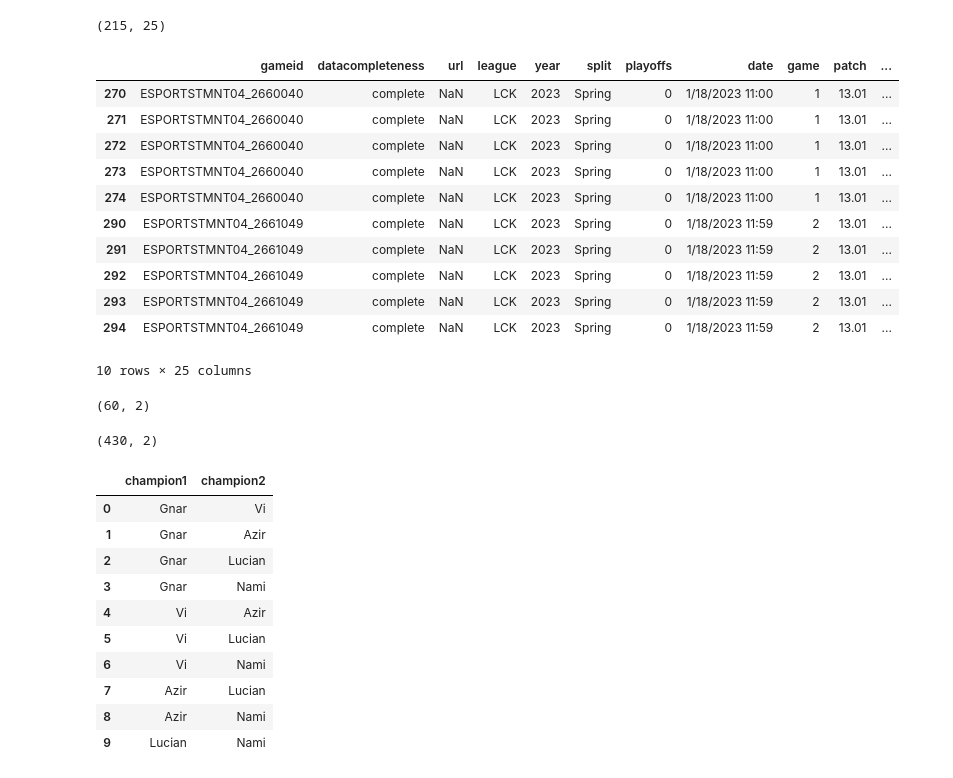
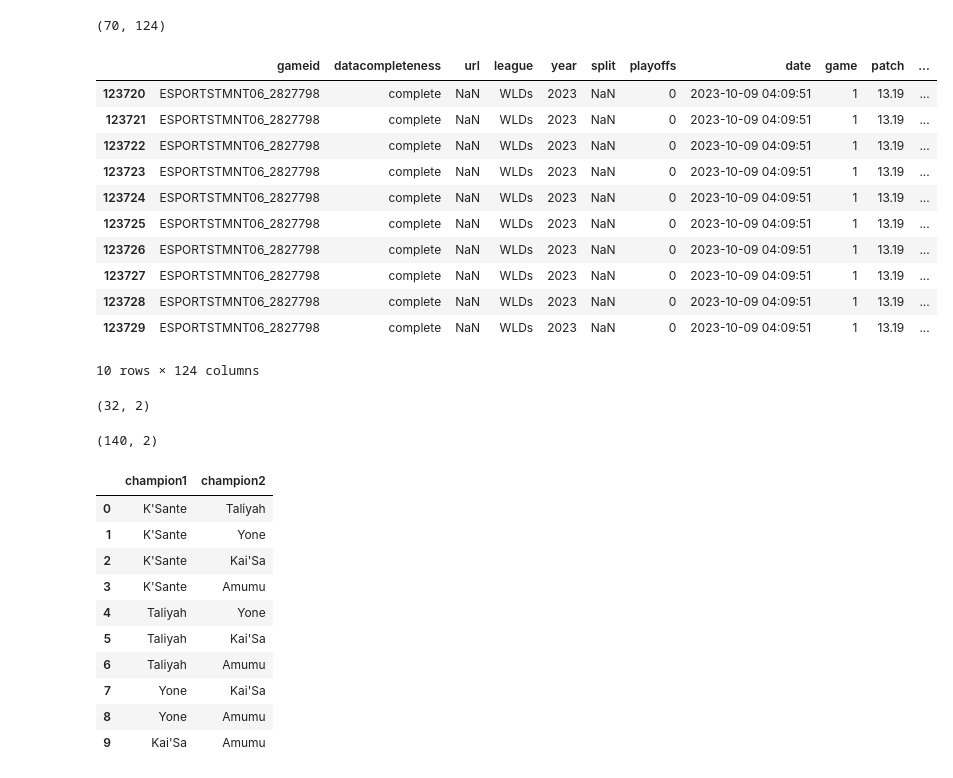
Before and after one commit to Tyler-Edwards-E/ProLoLChampionNetwork, a Jupyter notebook: LoLEsportsPicks.ipynb, the cells around one changed output. Drawn from its saved outputs; the diff is of its cells as text; code cells hidden in the pictures.

```diff
--- a/LoLEsportsPicks.ipynb
+++ b/LoLEsportsPicks.ipynb
@@ -14,35 +14,39 @@ import pandas as pd
 import os
 # %%
 # Data is from Oracle's Exlixir Google drive.
-file = "loltrim.csv"
+file = "2023_LoL_esports_match_data_from_OraclesElixir.csv"
 df = pd.read_csv(file)
 
 # *** Change "scope" to the league, team, or patch you want to filter the data for, and uncomment the appropriate filter below.
 # Commenting out
 scope = 'T1' # Region/Team/patch/etc.
 
-# df = df[df['league'] == scope]
-df = df[df['teamname'] == scope]
-# df = df[df['patch'] == scope]
+df = df[df['league'] == "WLDs"]
+# df = df[df['teamname'] == scope]
+df = df[df['patch'] == 13.19] # Excluding anything before play-ins
+
+# Removing the aggregated team rows
+teamrows = df["position"] == "team"
+df = df.drop(df[teamrows].index)
 
 # Creating an ID for each game + which team they were on that game
 df["gameside"] = df["gameid"] + "|" + df["side"]
 print(df.shape)
 df.head(10)
 # %% [output]
-(215, 25)
+(70, 124)
 |  | gameid | datacompleteness | url | league | year | split | playoffs | date | game | patch | ... |
-| 270 | ESPORTSTMNT04_2660040 | complete | NaN | LCK | 2023 | Spring | 0 | 1/18/2023 11:00 | 1 | 13.01 | ... |
-| 271 | ESPORTSTMNT04_2660040 | complete | NaN | LCK | 2023 | Spring | 0 | 1/18/2023 11:00 | 1 | 13.01 | ... |
-| 272 | ESPORTSTMNT04_2660040 | complete | NaN | LCK | 2023 | Spring | 0 | 1/18/2023 11:00 | 1 | 13.01 | ... |
-| 273 | ESPORTSTMNT04_2660040 | complete | NaN | LCK | 2023 | Spring | 0 | 1/18/2023 11:00 | 1 | 13.01 | ... |
-| 274 | ESPORTSTMNT04_2660040 | complete | NaN | LCK | 2023 | Spring | 0 | 1/18/2023 11:00 | 1 | 13.01 | ... |
-| 290 | ESPORTSTMNT04_2661049 | complete | NaN | LCK | 2023 | Spring | 0 | 1/18/2023 11:59 | 2 | 13.01 | ... |
-| 291 | ESPORTSTMNT04_2661049 | complete | NaN | LCK | 2023 | Spring | 0 | 1/18/2023 11:59 | 2 | 13.01 | ... |
-| 292 | ESPORTSTMNT04_2661049 | complete | NaN | LCK | 2023 | Spring | 0 | 1/18/2023 11:59 | 2 | 13.01 | ... |
-| 293 | ESPORTSTMNT04_2661049 | complete | NaN | LCK | 2023 | Spring | 0 | 1/18/2023 11:59 | 2 | 13.01 | ... |
-| 294 | ESPORTSTMNT04_2661049 | complete | NaN | LCK | 2023 | Spring | 0 | 1/18/2023 11:59 | 2 | 13.01 | ... |
+| 123720 | ESPORTSTMNT06_2827798 | complete | NaN | WLDs | 2023 | NaN | 0 | 2023-10-09 04:09:51 | 1 | 13.19 | ... |
+| 123721 | ESPORTSTMNT06_2827798 | complete | NaN | WLDs | 2023 | NaN | 0 | 2023-10-09 04:09:51 | 1 | 13.19 | ... |
+| 123722 | ESPORTSTMNT06_2827798 | complete | NaN | WLDs | 2023 | NaN | 0 | 2023-10-09 04:09:51 | 1 | 13.19 | ... |
+| 123723 | ESPORTSTMNT06_2827798 | complete | NaN | WLDs | 2023 | NaN | 0 | 2023-10-09 04:09:51 | 1 | 13.19 | ... |
+| 123724 | ESPORTSTMNT06_2827798 | complete | NaN | WLDs | 2023 | NaN | 0 | 2023-10-09 04:09:51 | 1 | 13.19 | ... |
+| 123725 | ESPORTSTMNT06_2827798 | complete | NaN | WLDs | 2023 | NaN | 0 | 2023-10-09 04:09:51 | 1 | 13.19 | ... |
+| 123726 | ESPORTSTMNT06_2827798 | complete | NaN | WLDs | 2023 | NaN | 0 | 2023-10-09 04:09:51 | 1 | 13.19 | ... |
+| 123727 | ESPORTSTMNT06_2827798 | complete | NaN | WLDs | 2023 | NaN | 0 | 2023-10-09 04:09:51 | 1 | 13.19 | ... |
+| 123728 | ESPORTSTMNT06_2827798 | complete | NaN | WLDs | 2023 | NaN | 0 | 2023-10-09 04:09:51 | 1 | 13.19 | ... |
+| 123729 | ESPORTSTMNT06_2827798 | complete | NaN | WLDs | 2023 | NaN | 0 | 2023-10-09 04:09:51 | 1 | 13.19 | ... |
-10 rows × 25 columns
+10 rows × 124 columns
 # %%
 # Dataframe with only relevant columns
 df2 = df[['champion', 'position']]
@@ -72,7 +76,7 @@ for key, val in roles.items():
     elif val == 'sup':
         roles[key] = 'yellow'
 # %% [output]
-(60, 2)
+(32, 2)
 # %%
 # Dataframe for network
 df3 = pd.DataFrame(columns = ["champion1", "champion2"])
@@ -89,18 +93,18 @@ for i in df.gameside.unique():
 print(df3.shape)
 df3.head(10)
 # %% [output]
-(430, 2)
+(140, 2)
 |  | champion1 | champion2 |
-| 0 | Gnar | Vi |
-| 1 | Gnar | Azir |
-| 2 | Gnar | Lucian |
-| 3 | Gnar | Nami |
-| 4 | Vi | Azir |
-| 5 | Vi | Lucian |
-| 6 | Vi | Nami |
-| 7 | Azir | Lucian |
-| 8 | Azir | Nami |
-| 9 | Lucian | Nami |
+| 0 | K'Sante | Taliyah |
+| 1 | K'Sante | Yone |
+| 2 | K'Sante | Kai'Sa |
+| 3 | K'Sante | Amumu |
+| 4 | Taliyah | Yone |
+| 5 | Taliyah | Kai'Sa |
+| 6 | Taliyah | Amumu |
+| 7 | Yone | Kai'Sa |
+| 8 | Yone | Amumu |
+| 9 | Kai'Sa | Amumu |
 # %%
 # Creating network and graphs
 
```
Also changed, not shown: parts of 5 cells of this notebook, 2 other files.
